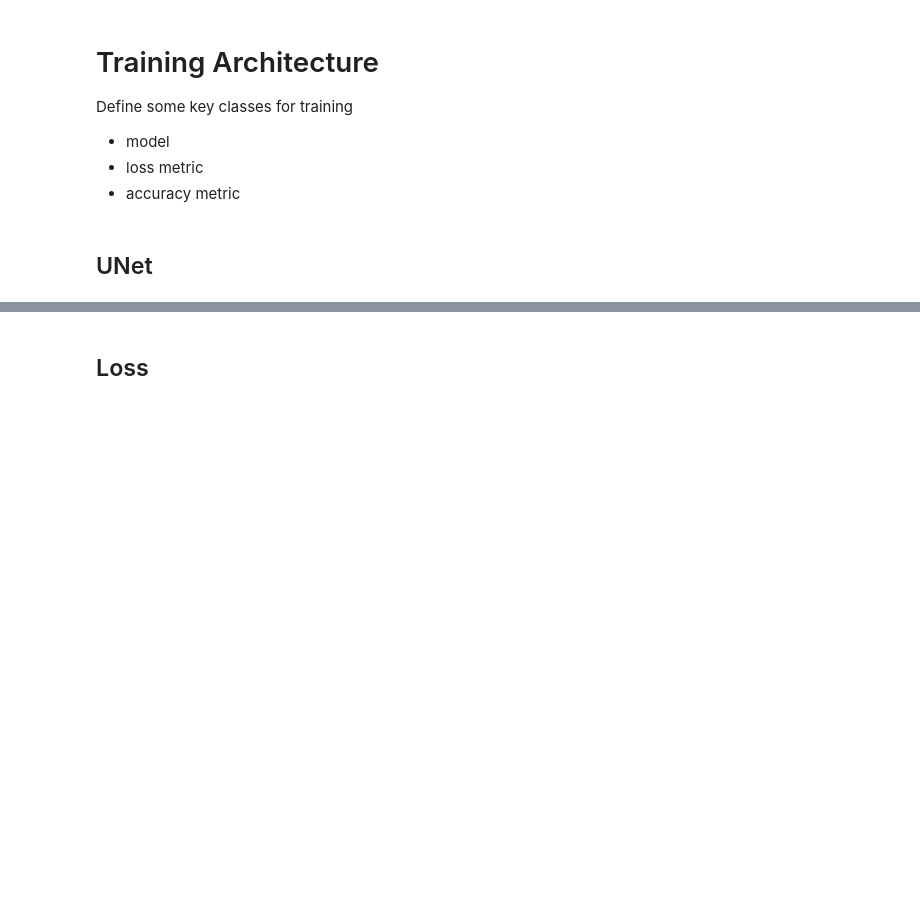
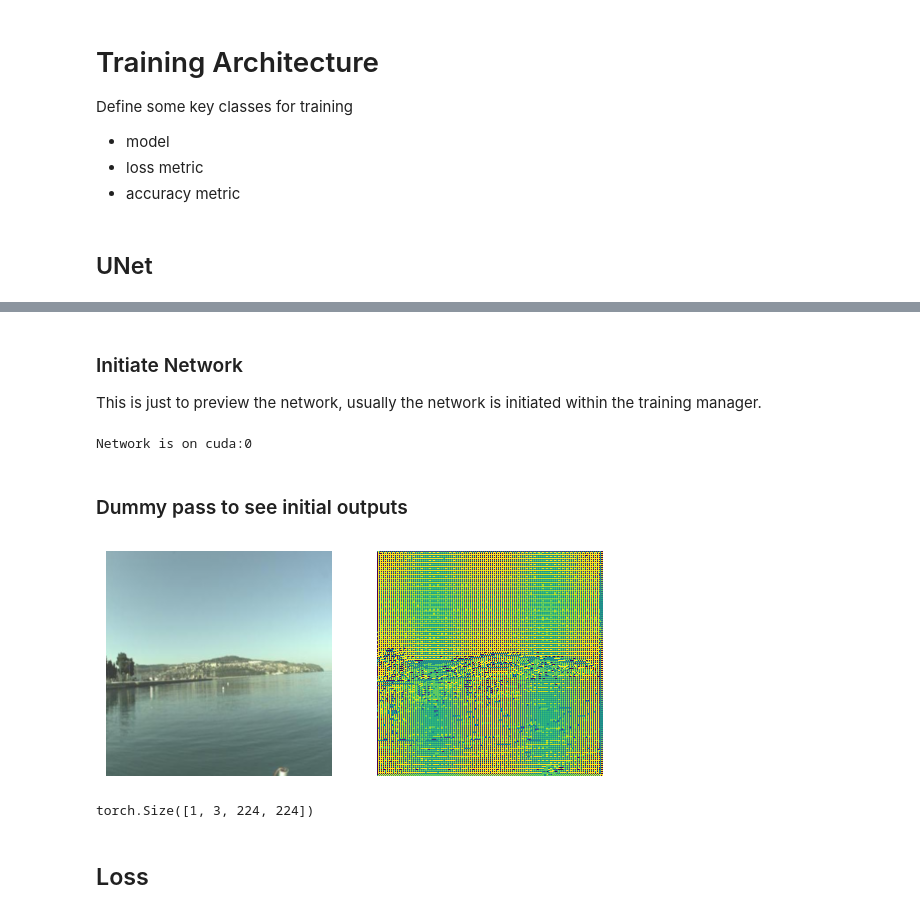
Before and after one commit to LeonY117/msc_project, a Jupyter notebook: notebooks/MC_Dropout.ipynb, the cells around one changed output, grey strips where cells are left out. Drawn from its saved outputs; the diff is of its cells as text; code cells hidden in the pictures; blank space fills up the shorter version.

```diff
--- a/notebooks/MC_Dropout.ipynb
+++ b/notebooks/MC_Dropout.ipynb
@@ -43,2 +401,7 @@ Using cpu
 # %% [markdown]
 ## DataLoader Definition
+# %%
+train_dataloader = DataLoader(train_dataset, batch_size=10, shuffle=True)
+val_dataloader = DataLoader(val_dataset, batch_size=1, shuffle=True)
+
+dataloaders = {'train': train_dataloader, 'val': val_dataloader, 'test': None}
@@ -54,2 +654,52 @@ Define some key classes for training
+# %%
+mobileNetWeights = torchvision.models.MobileNet_V2_Weights
+mobileNet = torchvision.models.mobilenet_v2(weights=mobileNetWeights)
+
+# remove unused layers
+mobileNet.features[-1] = nn.Identity()
+mobileNet.classifier = nn.Identity()
+# %% [markdown]
+### Initiate Network
+
+This is just to preview the network, usually the network is initiated within the training manager.
+# %%
+encoder = Unet_MobileNetV2_Encoder(mobileNet)
+decoder = Unet_MobileNetV2_Decoder()
+unet = Unet_MobileNetV2(encoder, decoder)
+
+# move network to GPU
+unet.to(DEVICE)
+print(f'Network is on {next(unet.parameters()).device}')
+# %% [output]
+Network is on cuda:0
+# %%
+# Set dropout config
+encoder_dropout_config = {'skip_1': 0.0, 'skip_2': 0.0, 'skip_3': 0.0, 'skip_4': 0.5, 'skip_5': 0.5 }
+decoder_dropout_config = [0.5, 0.5, 0, 0]
+
+unet.toggle_dropout(False)
+unet.update_dropout_config(encoder_dropout_config, decoder_dropout_config)
+# %% [markdown]
+### Dummy pass to see initial outputs
+# %%
+x_batch_sample, y_batch_sample = next(iter(val_dataloader))
+
+with torch.no_grad():
+  unet.eval()
+  plt.subplot(1, 2, 1)
+  plt.imshow(unnormalize(x_batch_sample[0]).permute(1, 2, 0).cpu())
+  plt.axis('off')
+
+  pred = unet(x_batch_sample.to(DEVICE))
+  plt.subplot(1, 2, 2)
+  plt.imshow(torch.argmax(pred[0], dim=0).cpu().detach().numpy())
+  plt.axis('off')
+  unet.train()
+# %% [output]
+[figure, added]
+# %%
+pred.shape
+# %% [output]
+torch.Size([1, 3, 224, 224])
 # %% [markdown]
 ## Loss
```
Also changed, not shown: parts of 67 cells of this notebook.
